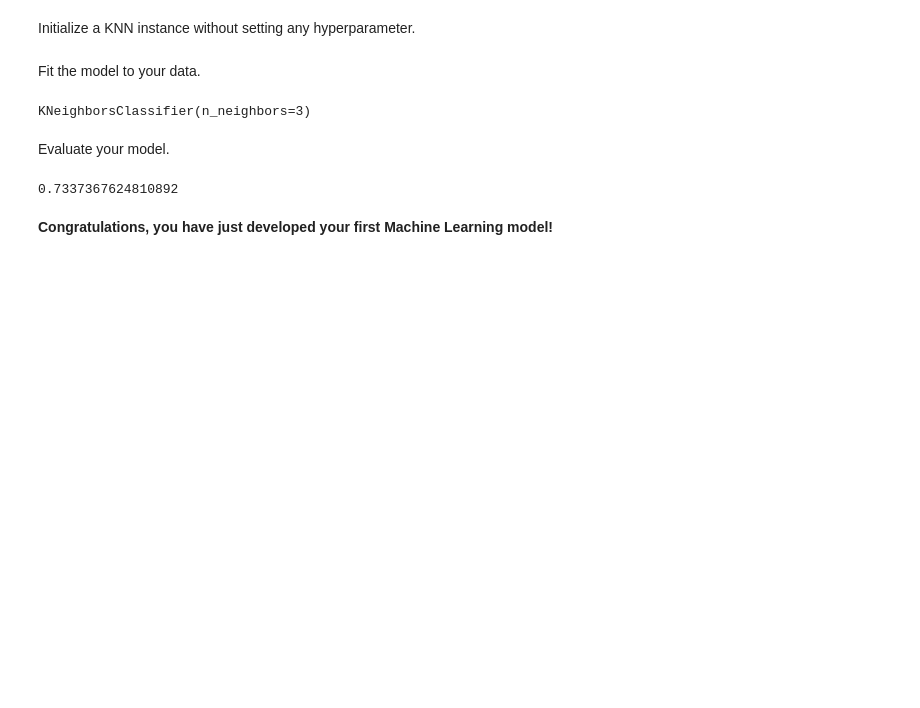
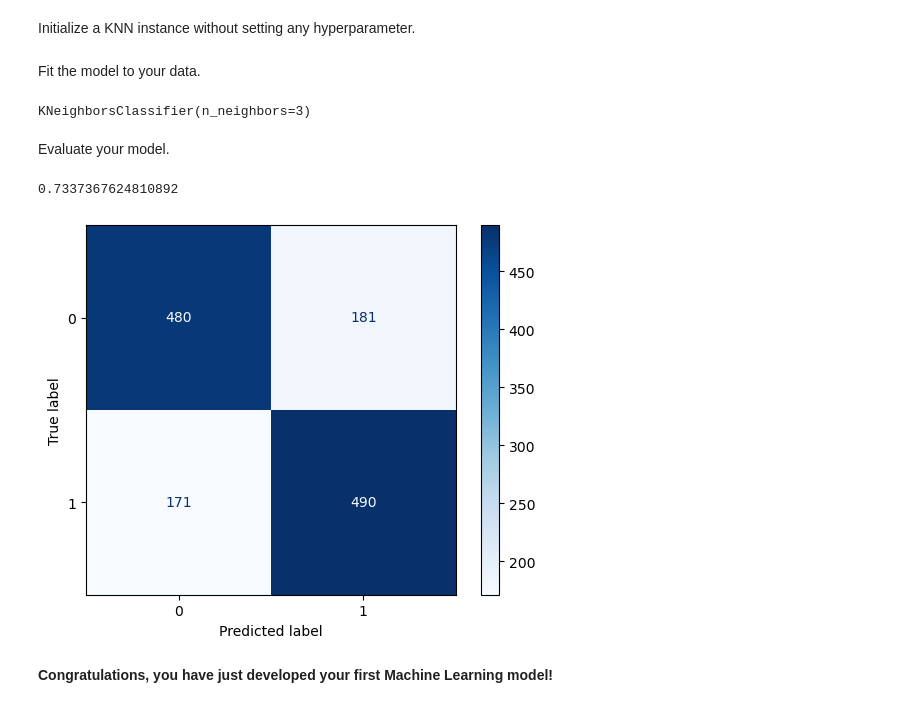
Before and after one commit to data-bootcamp-v4/lab-intro-to-ml, a Jupyter notebook: lab-intro_to_ml.ipynb, the cells around one changed output. Saved outputs shown, nothing was run; the diff lists cells and outputs as text; code cells hidden in the pictures; blank space fills up the shorter version.

```diff
--- a/lab-intro_to_ml.ipynb
+++ b/lab-intro_to_ml.ipynb
@@ -166,6 +168,8 @@ Fit the model to your data.
 knn.fit(x_train, y_train)
 # %% [output]
 KNeighborsClassifier(n_neighbors=3)
+# %%
+pred = knn.predict(x_test)
 # %% [markdown]
 Evaluate your model.
 # %%
@@ -173,5 +177,14 @@ Evaluate your model.
 knn.score(x_test, y_test)
 # %% [output]
 0.7337367624810892
+# %%
+# Matriz de confusión
+cm = confusion_matrix(y_test, pred)
+
+disp = ConfusionMatrixDisplay(confusion_matrix=cm, display_labels=[0, 1])
+disp.plot(cmap=plt.cm.Blues)
+plt.show()
+# %% [output]
+[figure, added]
 # %% [markdown]
 **Congratulations, you have just developed your first Machine Learning model!**
```
Also changed, not shown: parts of 1 cell of this notebook.
